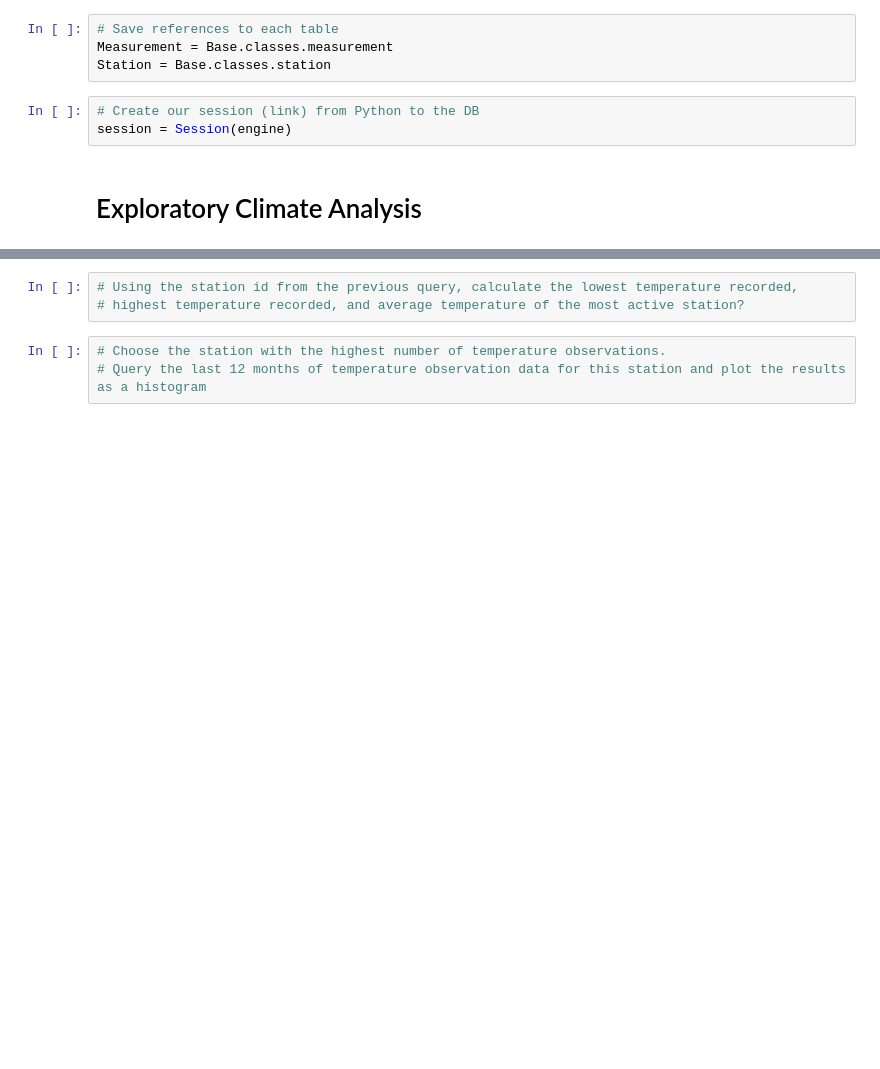
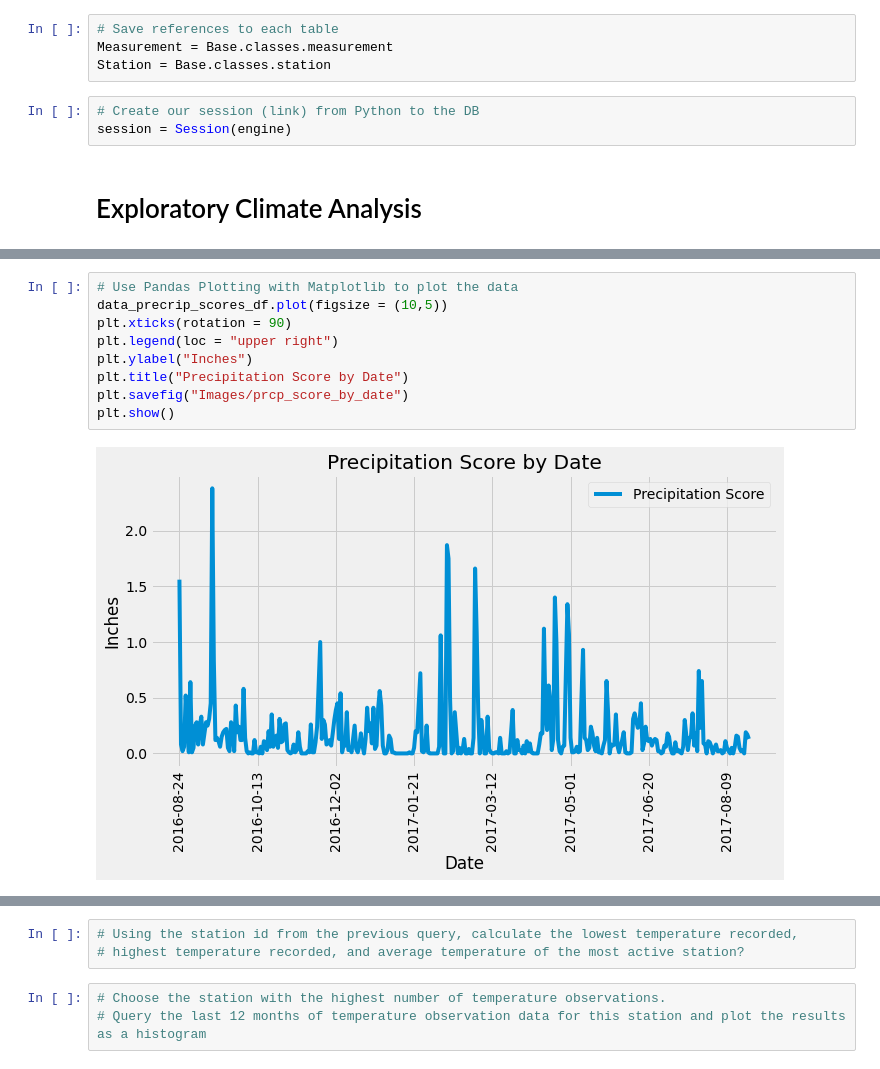
Before and after one commit to cveras33/climate-analysis-exploration, a Jupyter notebook: climate_starter.ipynb, the cells around one changed output, grey strips where cells are left out. Saved outputs shown, nothing was run; the diff lists cells and outputs as text; blank space fills up the shorter version.

Commit message:
Completed prcp analysis, working on station analysis

```diff
--- a/climate_starter.ipynb
+++ b/climate_starter.ipynb
@@ -90,2 +100,13 @@ data_precrip_scores_df.head()
+# %%
+# Use Pandas Plotting with Matplotlib to plot the data
+data_precrip_scores_df.plot(figsize = (10,5))
+plt.xticks(rotation = 90)
+plt.legend(loc = "upper right")
+plt.ylabel("Inches")
+plt.title("Precipitation Score by Date")
+plt.savefig("Images/prcp_score_by_date")
+plt.show()
+# %% [output]
+[figure, added]
 # %%
 # Use Pandas to calcualte the summary statistics for the precipitation data
```
Also changed, not shown: parts of 6 cells of this notebook, 1 other file.
